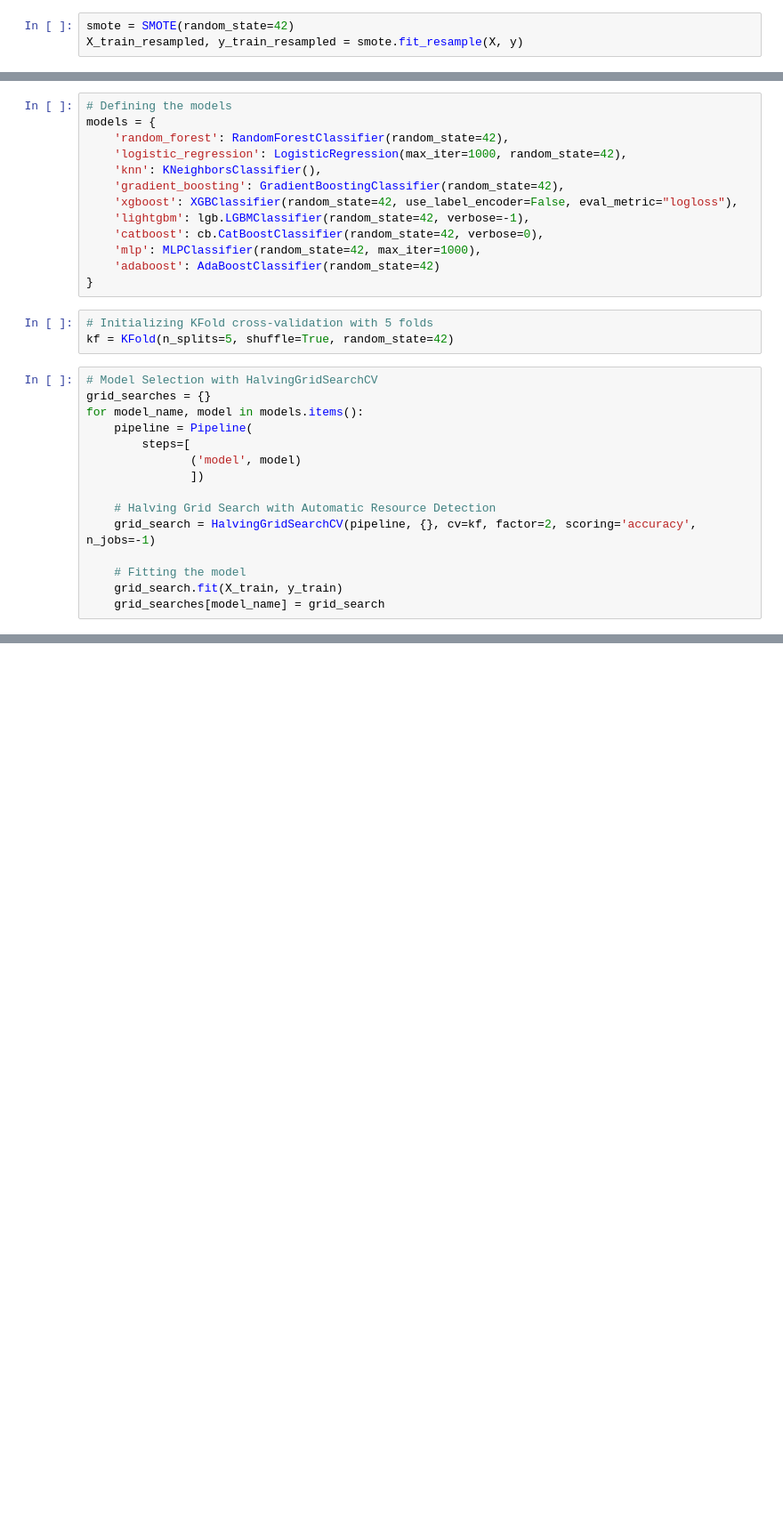
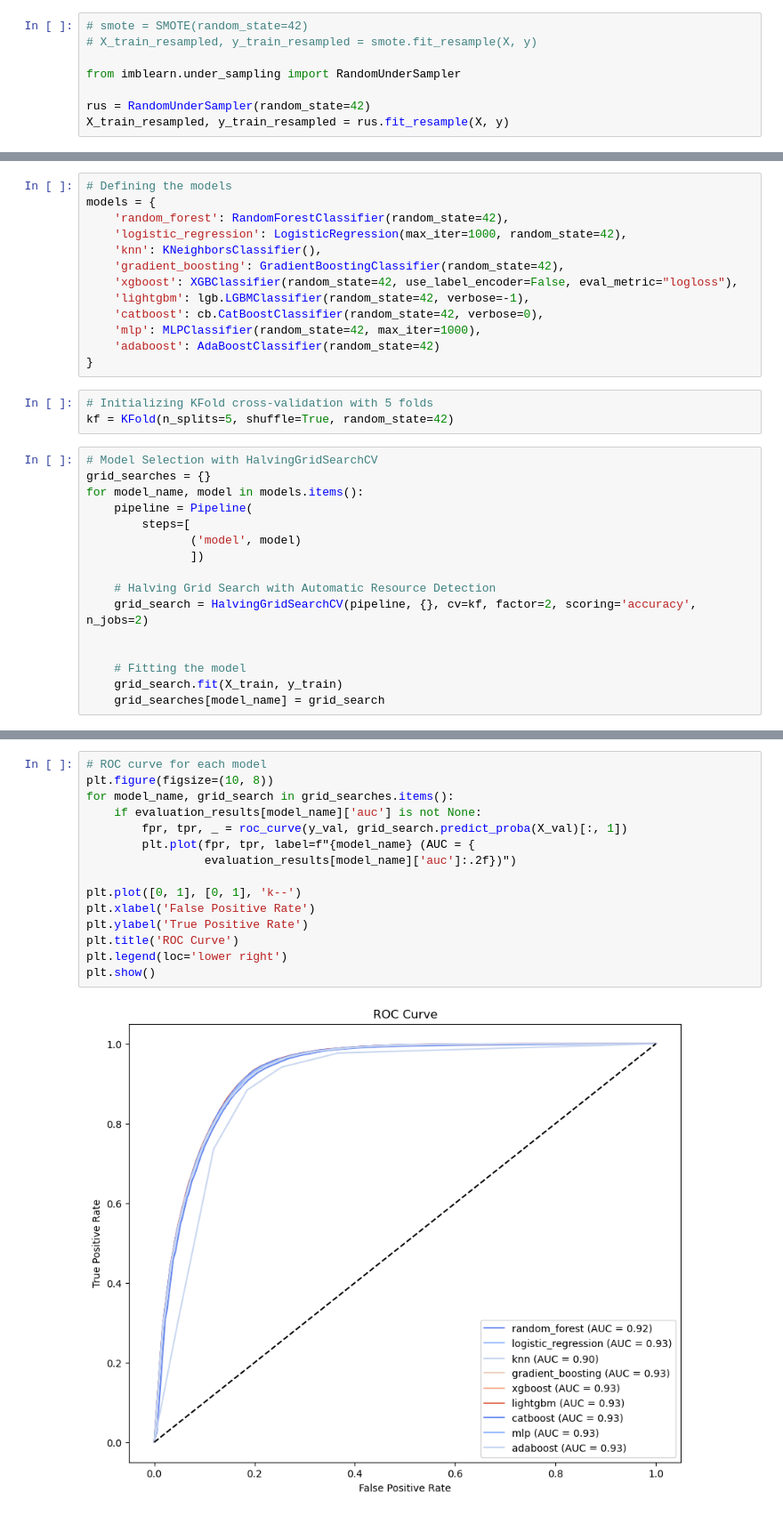
Before and after one commit to elishastanley/Customer-Churn-Prediction-Challenge-For-Azubian, a Jupyter notebook: Notebook/churn.ipynb, the cells around one changed output, grey strips where cells are left out. Shown at 89% size. Drawn from its saved outputs; the diff is of its cells as text; blank space fills up the shorter version.

Commit message:
Modeling

```diff
--- a/Notebook/churn.ipynb
+++ b/Notebook/churn.ipynb
@@ -419,6 +573,11 @@ preprocessor = ColumnTransformer(
 # Applying preprocessing to the data
 X = preprocessor.fit_transform(X)
 # %%
-smote = SMOTE(random_state=42)
-X_train_resampled, y_train_resampled = smote.fit_resample(X, y)
+# smote = SMOTE(random_state=42)
+# X_train_resampled, y_train_resampled = smote.fit_resample(X, y)
+
+from imblearn.under_sampling import RandomUnderSampler
+
+rus = RandomUnderSampler(random_state=42)
+X_train_resampled, y_train_resampled = rus.fit_resample(X, y)
 # %%
@@ -452,7 +611,8 @@ for model_name, model in models.items():
                ])
 
     # Halving Grid Search with Automatic Resource Detection
-    grid_search = HalvingGridSearchCV(pipeline, {}, cv=kf, factor=2, scoring='accuracy', n_jobs=-1)
+    grid_search = HalvingGridSearchCV(pipeline, {}, cv=kf, factor=2, scoring='accuracy', n_jobs=2)
+
 
     # Fitting the model
     grid_search.fit(X_train, y_train)
@@ -512,0 +703,17 @@ plot_confusion_matrices(df_scores)
+# %%
+# ROC curve for each model
+plt.figure(figsize=(10, 8))
+for model_name, grid_search in grid_searches.items():
+    if evaluation_results[model_name]['auc'] is not None:
+        fpr, tpr, _ = roc_curve(y_val, grid_search.predict_proba(X_val)[:, 1])
+        plt.plot(fpr, tpr, label=f"{model_name} (AUC = {
+                 evaluation_results[model_name]['auc']:.2f})")
+
+plt.plot([0, 1], [0, 1], 'k--')
+plt.xlabel('False Positive Rate')
+plt.ylabel('True Positive Rate')
+plt.title('ROC Curve')
+plt.legend(loc='lower right')
+plt.show()
+# %% [output]
+[figure, added]
```
Also changed, not shown: parts of 36 cells of this notebook, 4 other files.
